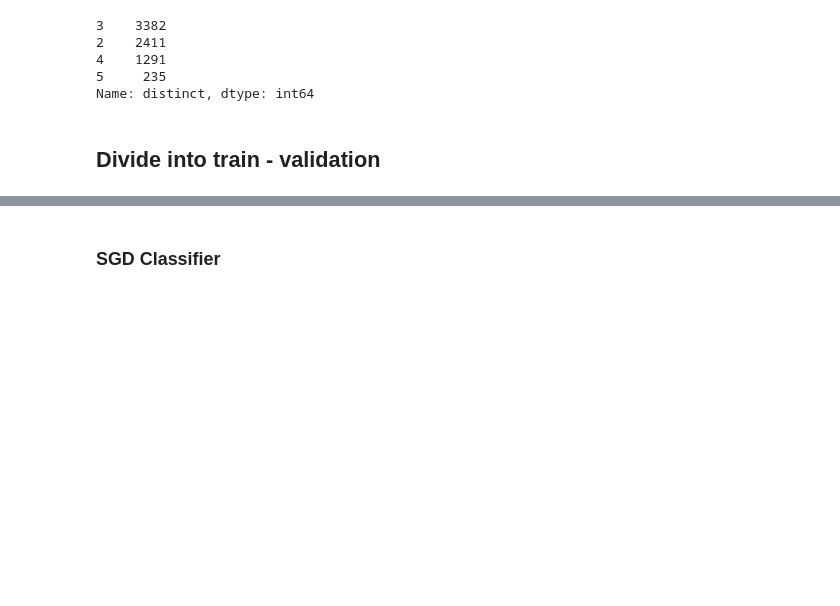
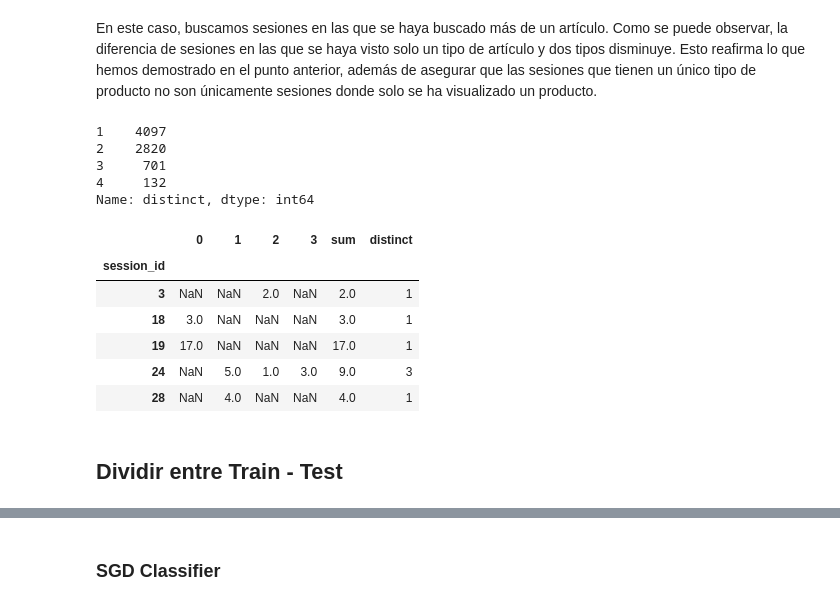
Before and after one commit to LucioBolatti/RecSys22-UB, a Jupyter notebook: main_nb.ipynb, the cells around one changed output, grey strips where cells are left out. Cells and saved outputs as stored; diff of their text form; code cells hidden in the pictures; blank space fills up the shorter version.

```diff
--- a/main_nb.ipynb
+++ b/main_nb.ipynb
@@ -52,21 +51,32 @@ print(item_counts)
 Name: distinct, dtype: int64
+# %% [markdown]
+En este caso, buscamos sesiones en las que se haya buscado más de un artículo. Como se puede observar, la diferencia de sesiones en las que se haya visto solo un tipo de artículo y dos tipos disminuye. Esto reafirma lo que hemos demostrado en el punto anterior, además de asegurar que las sesiones que tienen un único tipo de producto no son únicamente sesiones donde solo se ha visualizado un producto.
 # %%
 df_clusts = df[[str(i) for i in range(0,number_of_clusters)]]
 df_clusts = df_clusts.replace(0, np.nan)
 df_clusts["sum"] = df_clusts.sum(axis=1)
-df_clusts = df_clusts[df_clusts["sum"] > 4.0]
-df_clusts["distinct"] = df_clusts.count(1)
+df_clusts = df_clusts[df_clusts["sum"] >= 2.0]
 df_clusts.head()
-item_counts = df_clusts["distinct"].value_counts()
+df_clusts["distinct"] = df_clusts.count(1) - 1
+df_clusts.head()
+item_counts = df_clusts["distinct"].value_counts().sort_index()
 print(item_counts)
+df_clusts.head()
 # %% [output]
-3    3382
-2    2411
-4    1291
-5     235
+1    4097
+2    2820
+3     701
+4     132
 Name: distinct, dtype: int64
+|  | 0 | 1 | 2 | 3 | sum | distinct |
+| session_id |  |  |  |  |  |  |
+| 3 | NaN | NaN | 2.0 | NaN | 2.0 | 1 |
+| 18 | 3.0 | NaN | NaN | NaN | 3.0 | 1 |
+| 19 | 17.0 | NaN | NaN | NaN | 17.0 | 1 |
+| 24 | NaN | 5.0 | 1.0 | 3.0 | 9.0 | 3 |
+| 28 | NaN | 4.0 | NaN | NaN | 4.0 | 1 |
-# %% [markdown]
-## Divide into train - validation
+# %% [markdown]
+## Dividir entre Train - Test
 # %%
 from sklearn.model_selection import train_test_split
 
```
Also changed, not shown: parts of 28 cells of this notebook, 4 other files.
